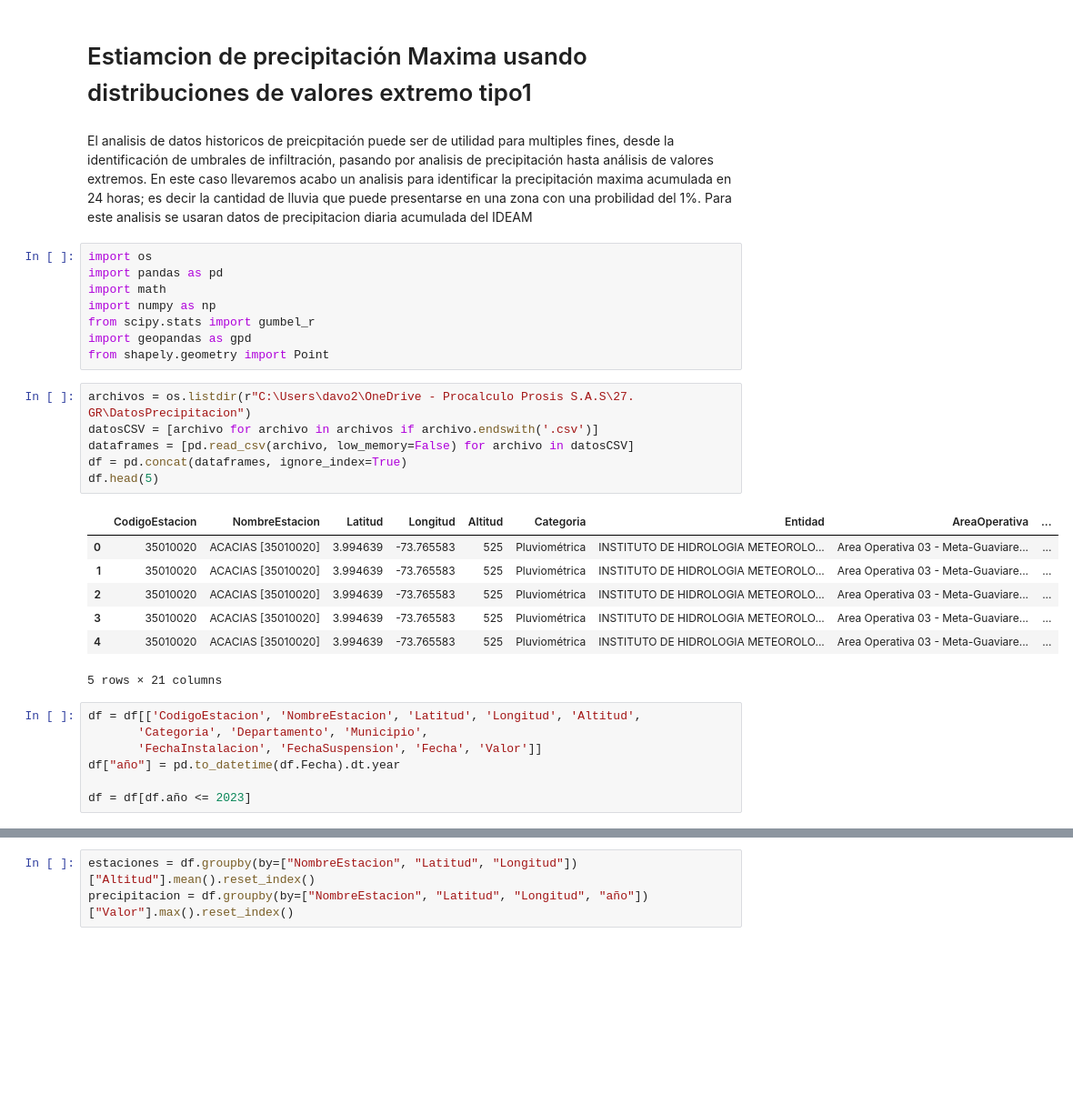
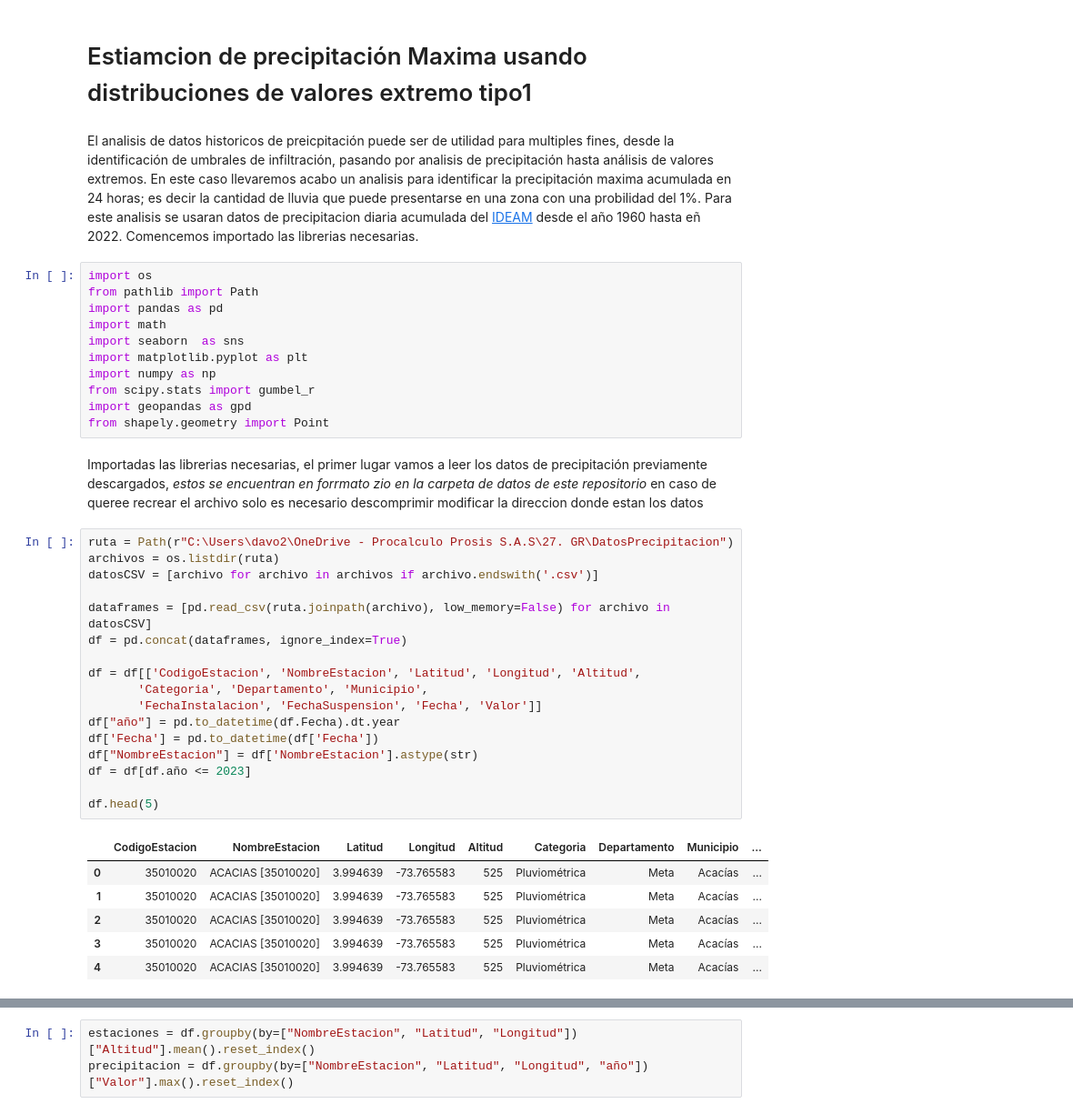
Before and after one commit to EDGAR-BARAHONA/Programacion-Python-Gis, a Jupyter notebook: Python_Geografico/Aálisis de precipitacion.ipynb, the cells around one changed output, grey strips where cells are left out. Shown at 91% size. Drawn from its saved outputs; the diff is of its cells as text; blank space fills up the shorter version.

```diff
--- a/Python_Geografico/Aálisis de precipitacion.ipynb
+++ b/Python_Geografico/Aálisis de precipitacion.ipynb
@@ -1,33 +1,41 @@
 # %% [markdown]
 # Estiamcion de precipitación Maxima usando distribuciones de valores extremo tipo1
 # %% [markdown]
-El analisis de datos historicos de preicpitación puede ser de utilidad para multiples fines, desde la identificación de umbrales de infiltración, pasando por analisis de precipitación hasta análisis de valores extremos. En este caso llevaremos acabo un analisis para identificar la precipitación maxima acumulada en 24 horas; es decir la cantidad de lluvia que puede presentarse en una zona con una probilidad del 1%. Para este analisis se usaran datos de precipitacion diaria acumulada del IDEAM
+El analisis de datos historicos de preicpitación puede ser de utilidad para multiples fines, desde la identificación de umbrales de infiltración, pasando por analisis de precipitación hasta análisis de valores extremos. En este caso llevaremos acabo un analisis para identificar la precipitación maxima acumulada en 24 horas; es decir la cantidad de lluvia que puede presentarse en una zona con una probilidad del 1%. Para este analisis se usaran datos de precipitacion diaria acumulada del [IDEAM](http://dhime.ideam.gov.co/atencionciudadano/) desde el año 1960 hasta eñ 2022. Comencemos importado las librerias necesarias.
 # %%
 import os
+from pathlib import Path
 import pandas as pd
 import math
+import seaborn  as sns
+import matplotlib.pyplot as plt
 import numpy as np
 from scipy.stats import gumbel_r
 import geopandas as gpd
 from shapely.geometry import Point
+# %% [markdown]
+Importadas las librerias necesarias, el primer lugar vamos a leer los datos de precipitación previamente descargados, *estos se encuentran en forrmato zio en la carpeta de datos de este repositorio* en caso de queree recrear el archivo solo es necesario descomprimir modificar la direccion donde estan los datos
 # %%
-archivos = os.listdir(r"C:\Users\davo2\OneDrive - Procalculo Prosis S.A.S\27. GR\DatosPrecipitacion")
+ruta = Path(r"C:\Users\davo2\OneDrive - Procalculo Prosis S.A.S\27. GR\DatosPrecipitacion")
+archivos = os.listdir(ruta)
 datosCSV = [archivo for archivo in archivos if archivo.endswith('.csv')]
-dataframes = [pd.read_csv(archivo, low_memory=False) for archivo in datosCSV]
+
+dataframes = [pd.read_csv(ruta.joinpath(archivo), low_memory=False) for archivo in datosCSV]
 df = pd.concat(dataframes, ignore_index=True)
+
+df = df[['CodigoEstacion', 'NombreEstacion', 'Latitud', 'Longitud', 'Altitud',
+       'Categoria', 'Departamento', 'Municipio',
+       'FechaInstalacion', 'FechaSuspension', 'Fecha', 'Valor']]
+df["año"] = pd.to_datetime(df.Fecha).dt.year
+df['Fecha'] = pd.to_datetime(df['Fecha'])
+df["NombreEstacion"] = df['NombreEstacion'].astype(str)
+df = df[df.año <= 2023]
+
 df.head(5)
 # %% [output]
-|  | CodigoEstacion | NombreEstacion | Latitud | Longitud | Altitud | Categoria | Entidad | AreaOperativa | ... |
-| 0 | 35010020 | ACACIAS [35010020] | 3.994639 | -73.765583 | 525 | Pluviométrica | INSTITUTO DE HIDROLOGIA METEOROLO... | Area Operativa 03 - Meta-Guaviare... | ... |
-| 1 | 35010020 | ACACIAS [35010020] | 3.994639 | -73.765583 | 525 | Pluviométrica | INSTITUTO DE HIDROLOGIA METEOROLO... | Area Operativa 03 - Meta-Guaviare... | ... |
-| 2 | 35010020 | ACACIAS [35010020] | 3.994639 | -73.765583 | 525 | Pluviométrica | INSTITUTO DE HIDROLOGIA METEOROLO... | Area Operativa 03 - Meta-Guaviare... | ... |
-| 3 | 35010020 | ACACIAS [35010020] | 3.994639 | -73.765583 | 525 | Pluviométrica | INSTITUTO DE HIDROLOGIA METEOROLO... | Area Operativa 03 - Meta-Guaviare... | ... |
-| 4 | 35010020 | ACACIAS [35010020] | 3.994639 | -73.765583 | 525 | Pluviométrica | INSTITUTO DE HIDROLOGIA METEOROLO... | Area Operativa 03 - Meta-Guaviare... | ... |
+|  | CodigoEstacion | NombreEstacion | Latitud | Longitud | Altitud | Categoria | Departamento | Municipio | ... |
+| 0 | 35010020 | ACACIAS [35010020] | 3.994639 | -73.765583 | 525 | Pluviométrica | Meta | Acacías | ... |
+| 1 | 35010020 | ACACIAS [35010020] | 3.994639 | -73.765583 | 525 | Pluviométrica | Meta | Acacías | ... |
+| 2 | 35010020 | ACACIAS [35010020] | 3.994639 | -73.765583 | 525 | Pluviométrica | Meta | Acacías | ... |
+| 3 | 35010020 | ACACIAS [35010020] | 3.994639 | -73.765583 | 525 | Pluviométrica | Meta | Acacías | ... |
+| 4 | 35010020 | ACACIAS [35010020] | 3.994639 | -73.765583 | 525 | Pluviométrica | Meta | Acacías | ... |
-5 rows × 21 columns
-# %%
-df = df[['CodigoEstacion', 'NombreEstacion', 'Latitud', 'Longitud', 'Altitud',
-       'Categoria', 'Departamento', 'Municipio',
-       'FechaInstalacion', 'FechaSuspension', 'Fecha', 'Valor']]
-df["año"] = pd.to_datetime(df.Fecha).dt.year
-
-df = df[df.año <= 2023]
```
Also changed, not shown: parts of 6 cells of this notebook, 11 other files.
